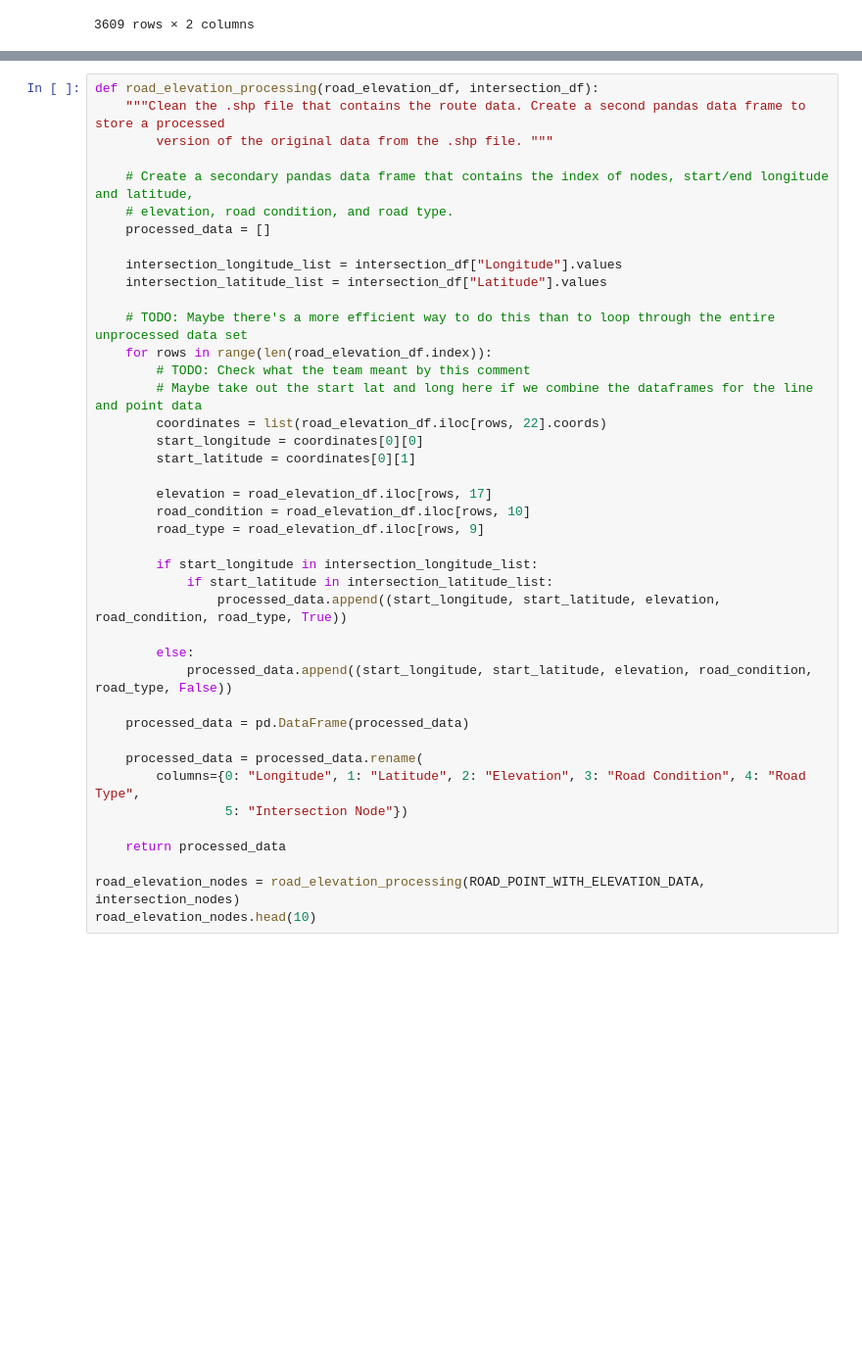
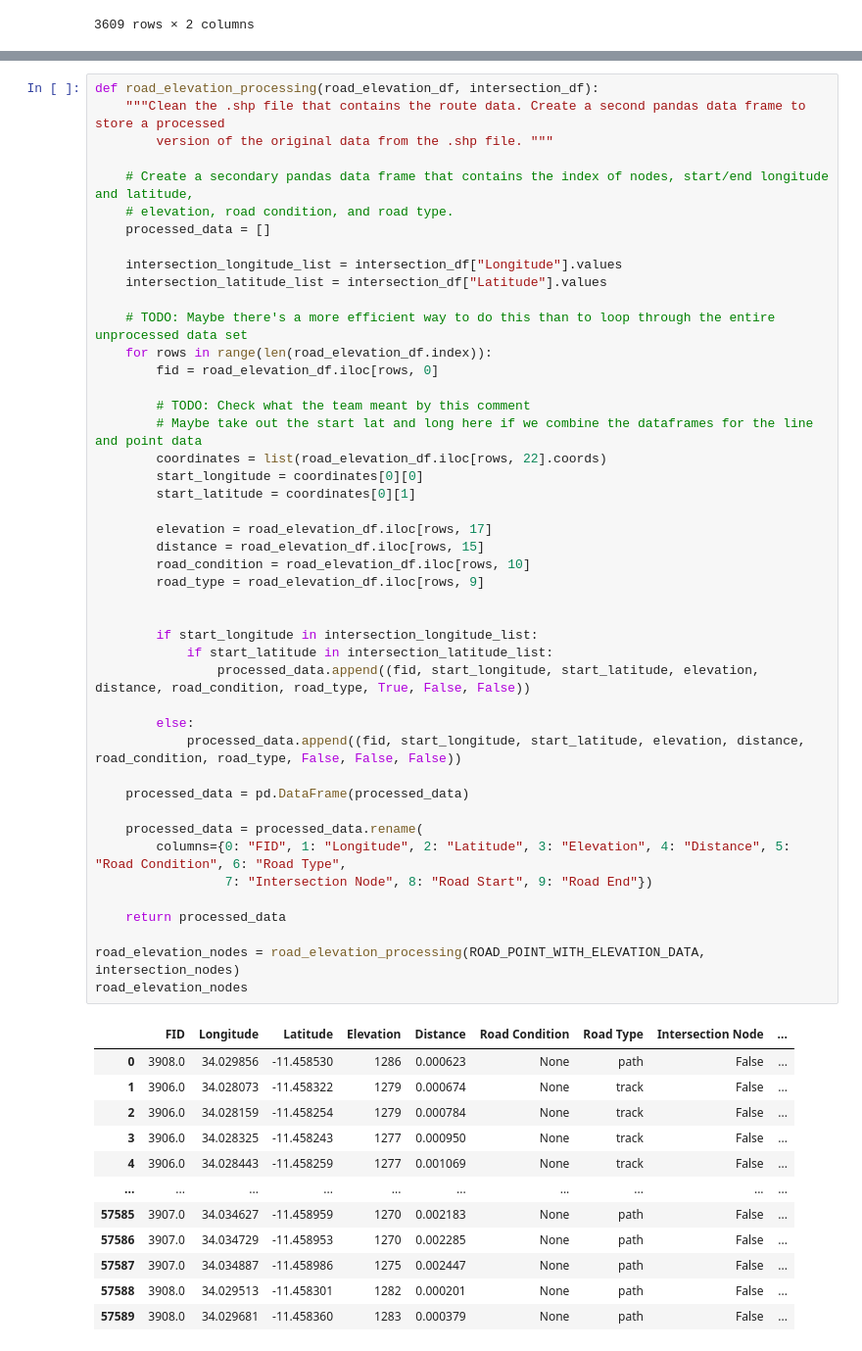
Before and after one commit to RachelRalph/AI4PublicHealth, a Jupyter notebook: processing_all_datasets.ipynb, the cells around one changed output, grey strips where cells are left out. Shown at 98% size. Cells and saved outputs as stored; diff of their text form; blank space fills up the shorter version.

Commit message:
Data processing makes me sad

```diff
--- a/processing_all_datasets.ipynb
+++ b/processing_all_datasets.ipynb
@@ -82,35 +160,51 @@ def road_elevation_processing(road_elevation_df, intersection_df):
     processed_data = []
 
     intersection_longitude_list = intersection_df["Longitude"].values
     intersection_latitude_list = intersection_df["Latitude"].values
 
     # TODO: Maybe there's a more efficient way to do this than to loop through the entire unprocessed data set
     for rows in range(len(road_elevation_df.index)):
+        fid = road_elevation_df.iloc[rows, 0]
+
         # TODO: Check what the team meant by this comment
         # Maybe take out the start lat and long here if we combine the dataframes for the line and point data
         coordinates = list(road_elevation_df.iloc[rows, 22].coords)
         start_longitude = coordinates[0][0]
         start_latitude = coordinates[0][1]
 
         elevation = road_elevation_df.iloc[rows, 17]
+        distance = road_elevation_df.iloc[rows, 15]
         road_condition = road_elevation_df.iloc[rows, 10]
         road_type = road_elevation_df.iloc[rows, 9]
 
+
         if start_longitude in intersection_longitude_list:
             if start_latitude in intersection_latitude_list:
-                processed_data.append((start_longitude, start_latitude, elevation, road_condition, road_type, True))
+                processed_data.append((fid, start_longitude, start_latitude, elevation, distance, road_condition, road_type, True, False, False))
 
         else:
-            processed_data.append((start_longitude, start_latitude, elevation, road_condition, road_type, False))
+            processed_data.append((fid, start_longitude, start_latitude, elevation, distance, road_condition, road_type, False, False, False))
 
     processed_data = pd.DataFrame(processed_data)
 
     processed_data = processed_data.rename(
-        columns={0: "Longitude", 1: "Latitude", 2: "Elevation", 3: "Road Condition", 4: "Road Type",
-                 5: "Intersection Node"})
+        columns={0: "FID", 1: "Longitude", 2: "Latitude", 3: "Elevation", 4: "Distance", 5: "Road Condition", 6: "Road Type",
+                 7: "Intersection Node", 8: "Road Start", 9: "Road End"})
 
     return processed_data
 
 road_elevation_nodes = road_elevation_processing(ROAD_POINT_WITH_ELEVATION_DATA, intersection_nodes)
-road_elevation_nodes.head(10)
+road_elevation_nodes
 # %% [output]
+|  | FID | Longitude | Latitude | Elevation | Distance | Road Condition | Road Type | Intersection Node | ... |
+| 0 | 3908.0 | 34.029856 | -11.458530 | 1286 | 0.000623 | None | path | False | ... |
+| 1 | 3906.0 | 34.028073 | -11.458322 | 1279 | 0.000674 | None | track | False | ... |
+| 2 | 3906.0 | 34.028159 | -11.458254 | 1279 | 0.000784 | None | track | False | ... |
+| 3 | 3906.0 | 34.028325 | -11.458243 | 1277 | 0.000950 | None | track | False | ... |
+| 4 | 3906.0 | 34.028443 | -11.458259 | 1277 | 0.001069 | None | track | False | ... |
+| ... | ... | ... | ... | ... | ... | ... | ... | ... | ... |
+| 57585 | 3907.0 | 34.034627 | -11.458959 | 1270 | 0.002183 | None | path | False | ... |
+| 57586 | 3907.0 | 34.034729 | -11.458953 | 1270 | 0.002285 | None | path | False | ... |
+| 57587 | 3907.0 | 34.034887 | -11.458986 | 1275 | 0.002447 | None | path | False | ... |
+| 57588 | 3908.0 | 34.029513 | -11.458301 | 1282 | 0.000201 | None | path | False | ... |
+| 57589 | 3908.0 | 34.029681 | -11.458360 | 1283 | 0.000379 | None | path | False | ... |
```
Also changed, not shown: parts of 9 cells of this notebook.
